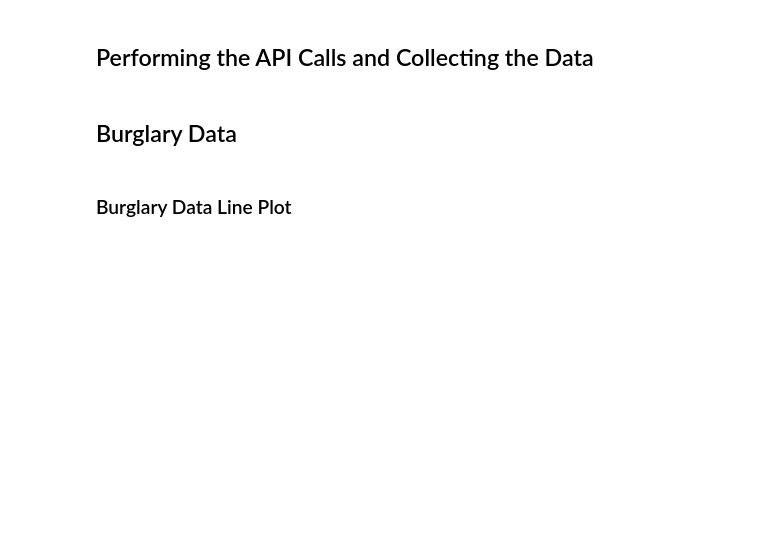
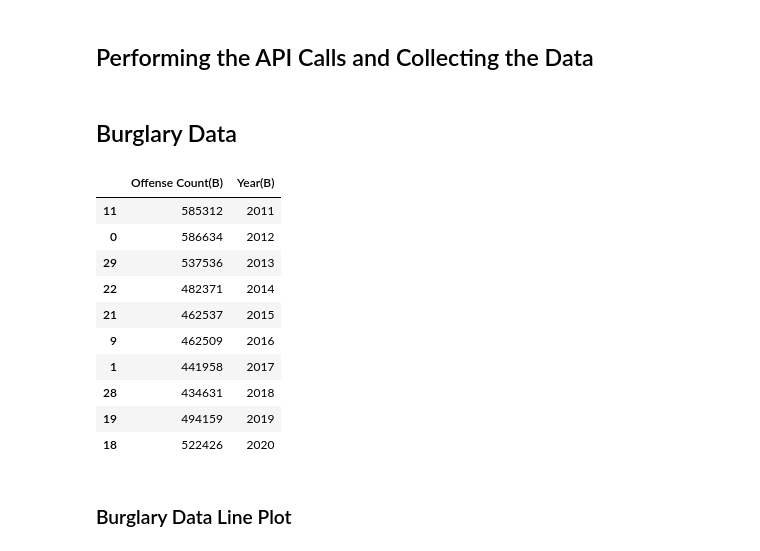
Before and after one commit to HeatherLD/API-Project, a Jupyter notebook: Final_Draft.ipynb, the cells around one changed output. Drawn from its saved outputs; the diff is of its cells as text; code cells hidden in the pictures; blank space fills up the shorter version.

```diff
--- a/Final_Draft.ipynb
+++ b/Final_Draft.ipynb
@@ -52,2 +64,21 @@ import prettytable
 # %%
-#csv to dataframe
+#formatting the dataframe, Heather's code (used in stacked bar graph)
+fbi_burglary_ct_df = pd.read_csv('fbi_unformed_bur_ct_csv.csv')
+fbi_burglary_ct_df = fbi_burglary_ct_df[["offense_count", "data_year"]]
+fbi_burglary_ct_df.rename(columns={"data_year":"Year(B)", "offense_count":"Offense Count(B)"}, inplace=True)
+fbi_burglary_ct_df_srt = fbi_burglary_ct_df.sort_values("Year(B)")
+
+fbi_burglary_ct_df_set = fbi_burglary_ct_df_srt[fbi_burglary_ct_df_srt["Year(B)"] > 2010]
+fbi_burglary_ct_df_set
+# %% [output]
+|  | Offense Count(B) | Year(B) |
+| 11 | 585312 | 2011 |
+| 0 | 586634 | 2012 |
+| 29 | 537536 | 2013 |
+| 22 | 482371 | 2014 |
+| 21 | 462537 | 2015 |
+| 9 | 462509 | 2016 |
+| 1 | 441958 | 2017 |
+| 28 | 434631 | 2018 |
+| 19 | 494159 | 2019 |
+| 18 | 522426 | 2020 |
```
Also changed, not shown: parts of 25 cells of this notebook, 2 other files.
